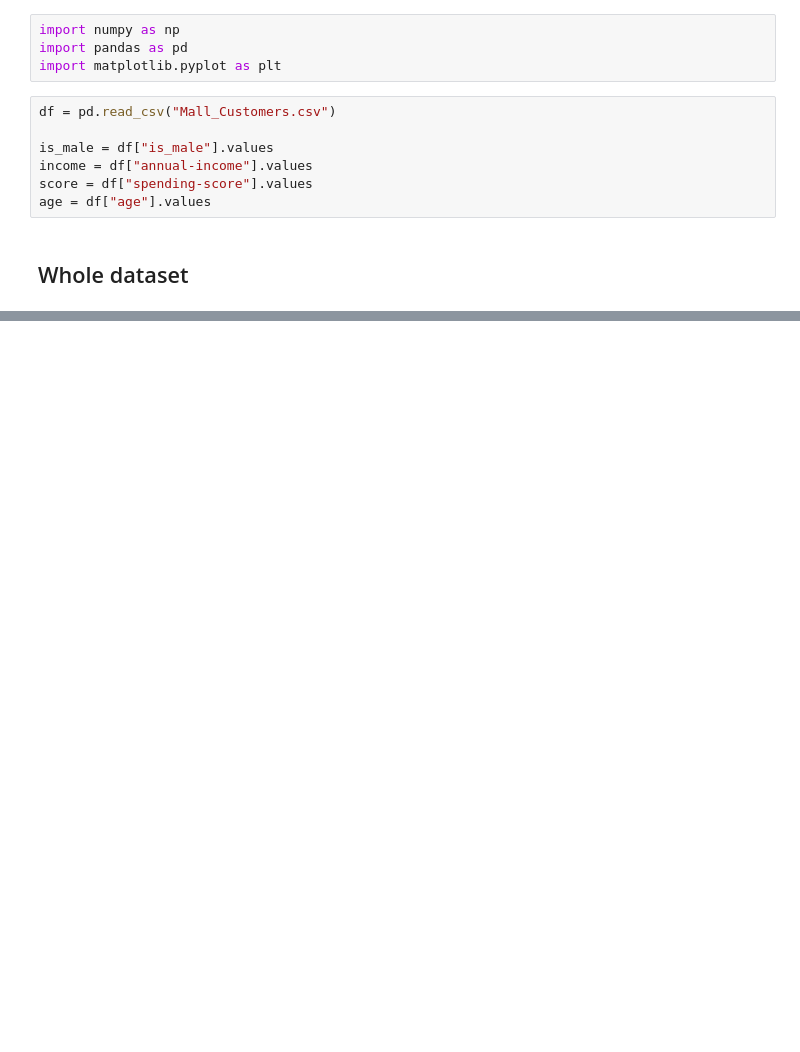
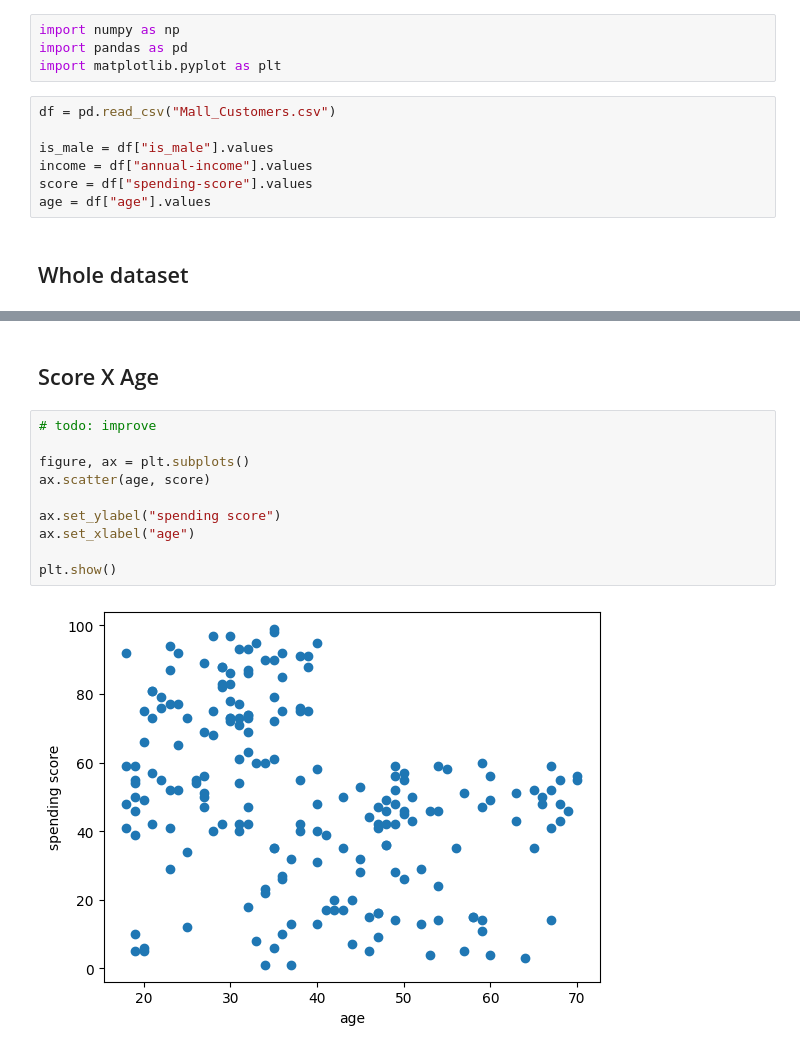
Before and after one commit to renatocorreia-rmcm/mall-customers-segmentation, a Jupyter notebook: dataset-visualization.ipynb, the cells around one changed output, grey strips where cells are left out. Cells and saved outputs as stored; diff of their text form; blank space fills up the shorter version.

```diff
--- a/dataset-visualization.ipynb
+++ b/dataset-visualization.ipynb
@@ -33,0 +43,14 @@ plt.show()
+# %% [markdown]
+## Score X Age
+# %%
+# todo: improve
+
+figure, ax = plt.subplots()
+ax.scatter(age, score)
+
+ax.set_ylabel("spending score")
+ax.set_xlabel("age")
+
+plt.show()
+# %% [output]
+[figure, added]
```
Also changed, not shown: parts of 5 cells of this notebook.
